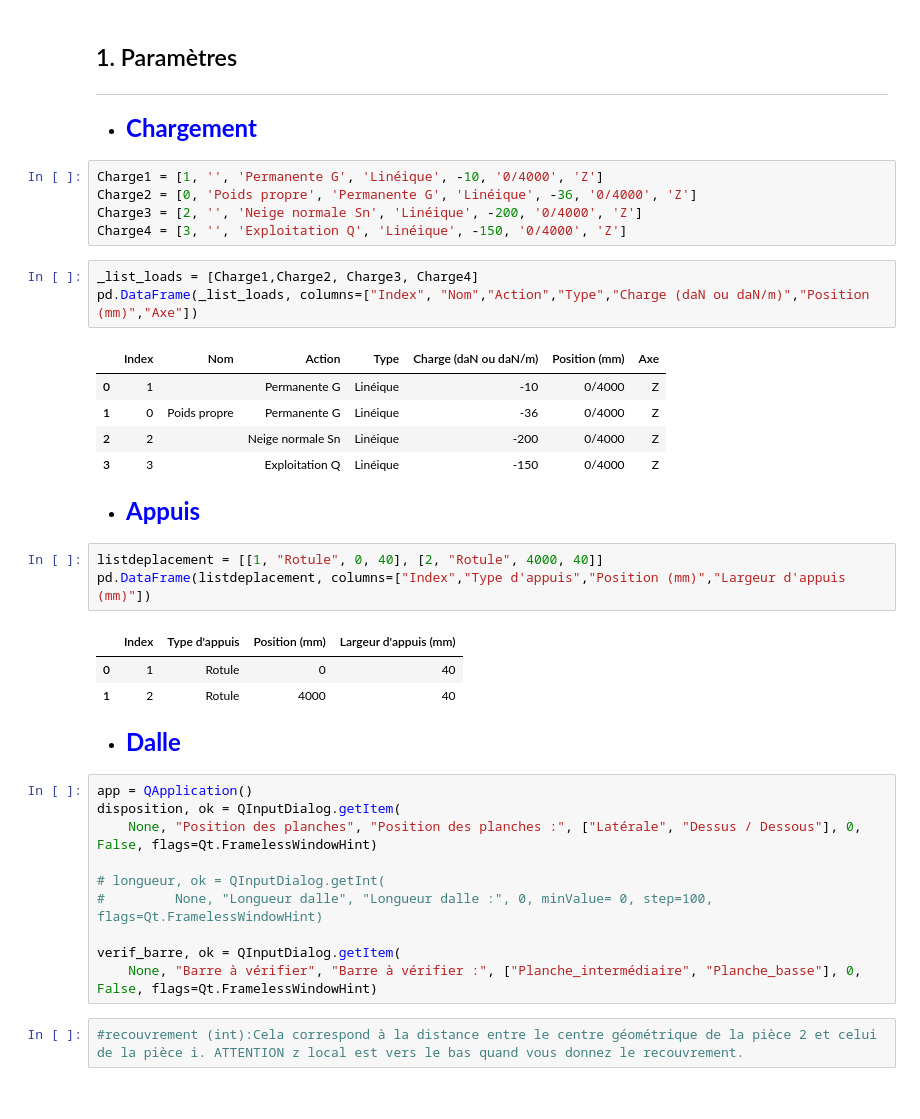
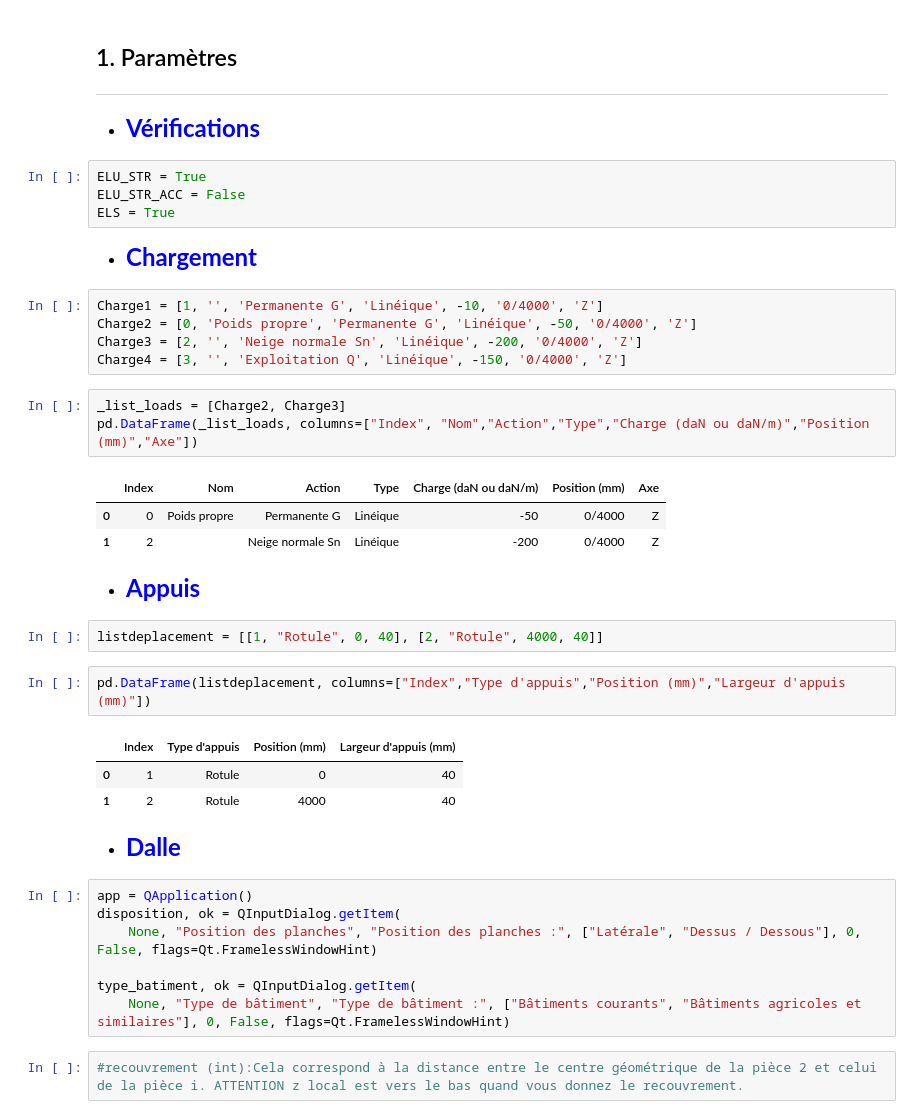
Before and after one commit to AnthonyPrst/ourocode, a Jupyter notebook: test_poutre_assemblee_meca.ipynb, the cells around one changed output. Cells and saved outputs as stored; diff of their text form.

```diff
--- a/test_poutre_assemblee_meca.ipynb
+++ b/test_poutre_assemblee_meca.ipynb
@@ -33,26 +34,31 @@ import EC5_Element_droit as EC5_Ele
 # %% [markdown]
 ## 1. Paramètres
 ----
+# %% [markdown]
+- <font color="blue" size ="5">**Vérifications**</font>
+# %%
+ELU_STR = True
+ELU_STR_ACC = False
+ELS = True
 # %% [markdown]
 - <font color="blue" size ="5">**Chargement**</font>
 # %%
 Charge1 = [1, '', 'Permanente G', 'Linéique', -10, '0/4000', 'Z']
-Charge2 = [0, 'Poids propre', 'Permanente G', 'Linéique', -36, '0/4000', 'Z']
+Charge2 = [0, 'Poids propre', 'Permanente G', 'Linéique', -50, '0/4000', 'Z']
 Charge3 = [2, '', 'Neige normale Sn', 'Linéique', -200, '0/4000', 'Z']
 Charge4 = [3, '', 'Exploitation Q', 'Linéique', -150, '0/4000', 'Z']
 # %%
-_list_loads = [Charge1,Charge2, Charge3, Charge4]
+_list_loads = [Charge2, Charge3]
 pd.DataFrame(_list_loads, columns=["Index", "Nom","Action","Type","Charge (daN ou daN/m)","Position (mm)","Axe"])
 # %% [output]
 |  | Index | Nom | Action | Type | Charge (daN ou daN/m) | Position (mm) | Axe |
-| 0 | 1 |  | Permanente G | Linéique | -10 | 0/4000 | Z |
-| 1 | 0 | Poids propre | Permanente G | Linéique | -36 | 0/4000 | Z |
-| 2 | 2 |  | Neige normale Sn | Linéique | -200 | 0/4000 | Z |
-| 3 | 3 |  | Exploitation Q | Linéique | -150 | 0/4000 | Z |
+| 0 | 0 | Poids propre | Permanente G | Linéique | -50 | 0/4000 | Z |
+| 1 | 2 |  | Neige normale Sn | Linéique | -200 | 0/4000 | Z |
 # %% [markdown]
 - <font color="blue" size ="5">**Appuis**</font>
+# %%
+listdeplacement = [[1, "Rotule", 0, 40], [2, "Rotule", 4000, 40]]
 # %%
-listdeplacement = [[1, "Rotule", 0, 40], [2, "Rotule", 4000, 40]]
 pd.DataFrame(listdeplacement, columns=["Index","Type d'appuis","Position (mm)","Largeur d'appuis (mm)"])
 # %% [output]
 |  | Index | Type d'appuis | Position (mm) | Largeur d'appuis (mm) |
@@ -65,11 +71,8 @@ app = QApplication()
 disposition, ok = QInputDialog.getItem(
     None, "Position des planches", "Position des planches :", ["Latérale", "Dessus / Dessous"], 0, False, flags=Qt.FramelessWindowHint)
 
-# longueur, ok = QInputDialog.getInt(
-#         None, "Longueur dalle", "Longueur dalle :", 0, minValue= 0, step=100, flags=Qt.FramelessWindowHint)
-
-verif_barre, ok = QInputDialog.getItem(
-    None, "Barre à vérifier", "Barre à vérifier :", ["Planche_intermédiaire", "Planche_basse"], 0, False, flags=Qt.FramelessWindowHint)
+type_batiment, ok = QInputDialog.getItem(
+    None, "Type de bâtiment", "Type de bâtiment :", ["Bâtiments courants", "Bâtiments agricoles et similaires"], 0, False, flags=Qt.FramelessWindowHint)
 # %%
 #recouvrement (int):Cela correspond à la distance entre le centre géométrique de la pièce 2 et celui de la pièce i. ATTENTION z local est vers le bas quand vous donnez le recouvrement.
 # %%
```
Also changed, not shown: parts of 76 cells of this notebook, 14 other files.
